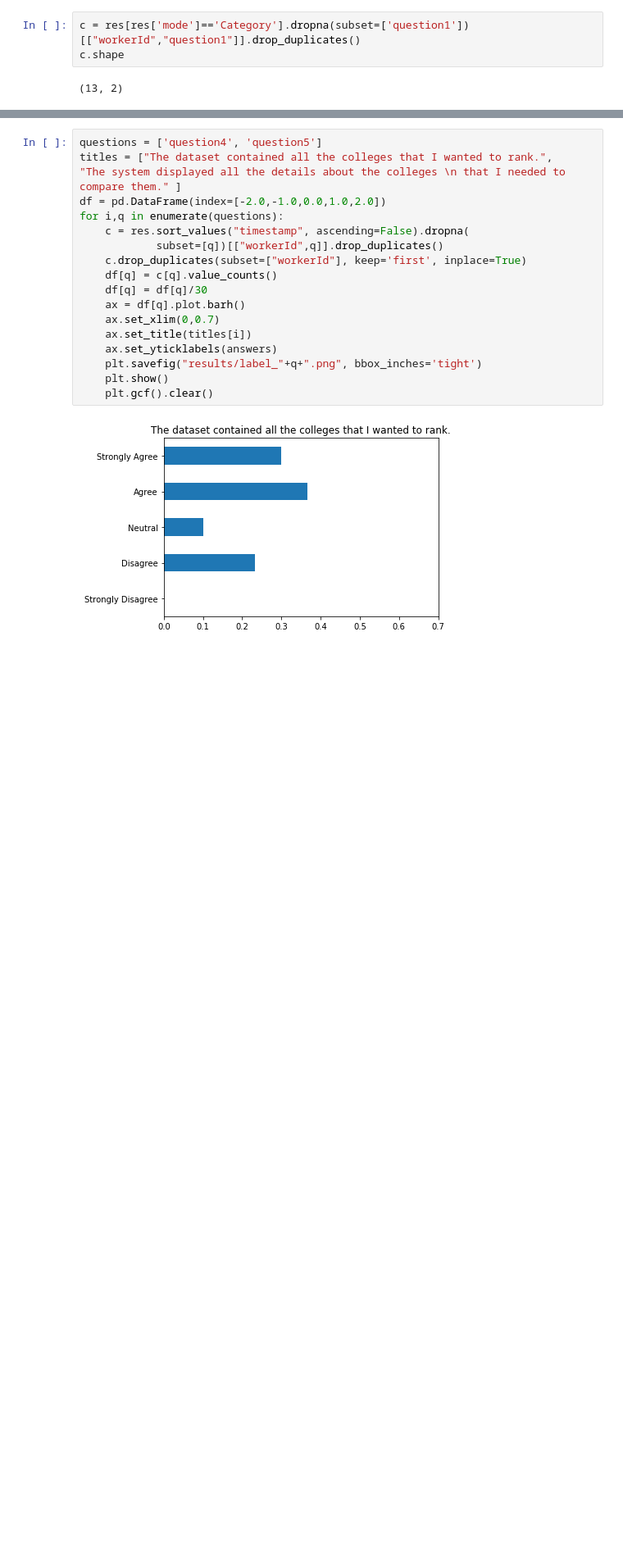
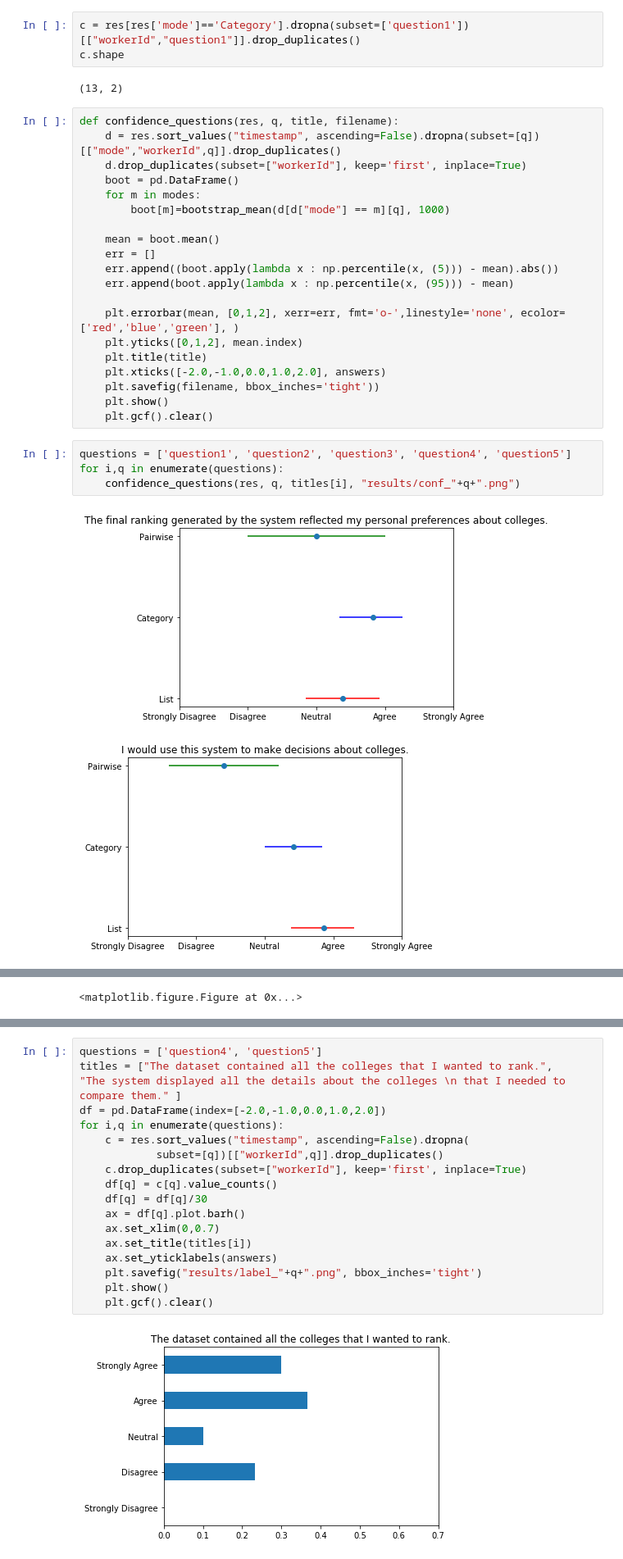
Before and after one commit to RankerToolWebsite/Rankit_experimentr, a Jupyter notebook: analysis/questions.ipynb, the cells around one changed output, grey strips where cells are left out. Shown at 82% size. Saved outputs shown, nothing was run; the diff lists cells and outputs as text; blank space fills up the shorter version.

```diff
--- a/analysis/questions.ipynb
+++ b/analysis/questions.ipynb
@@ -61,3 +61,30 @@ c = res[res['mode']=='Category'].dropna(subset=['question1'])[["workerId","quest
 c.shape
 # %% [output]
 (13, 2)
+# %%
+def confidence_questions(res, q, title, filename):
+    d = res.sort_values("timestamp", ascending=False).dropna(subset=[q])[["mode","workerId",q]].drop_duplicates()
+    d.drop_duplicates(subset=["workerId"], keep='first', inplace=True)
+    boot = pd.DataFrame()
+    for m in modes:
+        boot[m]=bootstrap_mean(d[d["mode"] == m][q], 1000)
+
+    mean = boot.mean()
+    err = []
+    err.append((boot.apply(lambda x : np.percentile(x, (5))) - mean).abs())
+    err.append(boot.apply(lambda x : np.percentile(x, (95))) - mean)
+
+    plt.errorbar(mean, [0,1,2], xerr=err, fmt='o-',linestyle='none', ecolor=['red','blue','green'], )
+    plt.yticks([0,1,2], mean.index)
+    plt.title(title)
+    plt.xticks([-2.0,-1.0,0.0,1.0,2.0], answers)
+    plt.savefig(filename, bbox_inches='tight'))
+    plt.show()
+    plt.gcf().clear()
+# %%
+questions = ['question1', 'question2', 'question3', 'question4', 'question5']
+for i,q in enumerate(questions):
+    confidence_questions(res, q, titles[i], "results/conf_"+q+".png")
+# %% [output]
+[figure, added]
+[figure, added]
@@ -64,3 +94,4 @@ c.shape
+<matplotlib.figure.Figure at 0x...>
 # %%
 questions = ['question1', 'question2', 'question3']
 for j,m in enumerate(modes):
```
Also changed, not shown: parts of 7 cells of this notebook, 2 other files.
